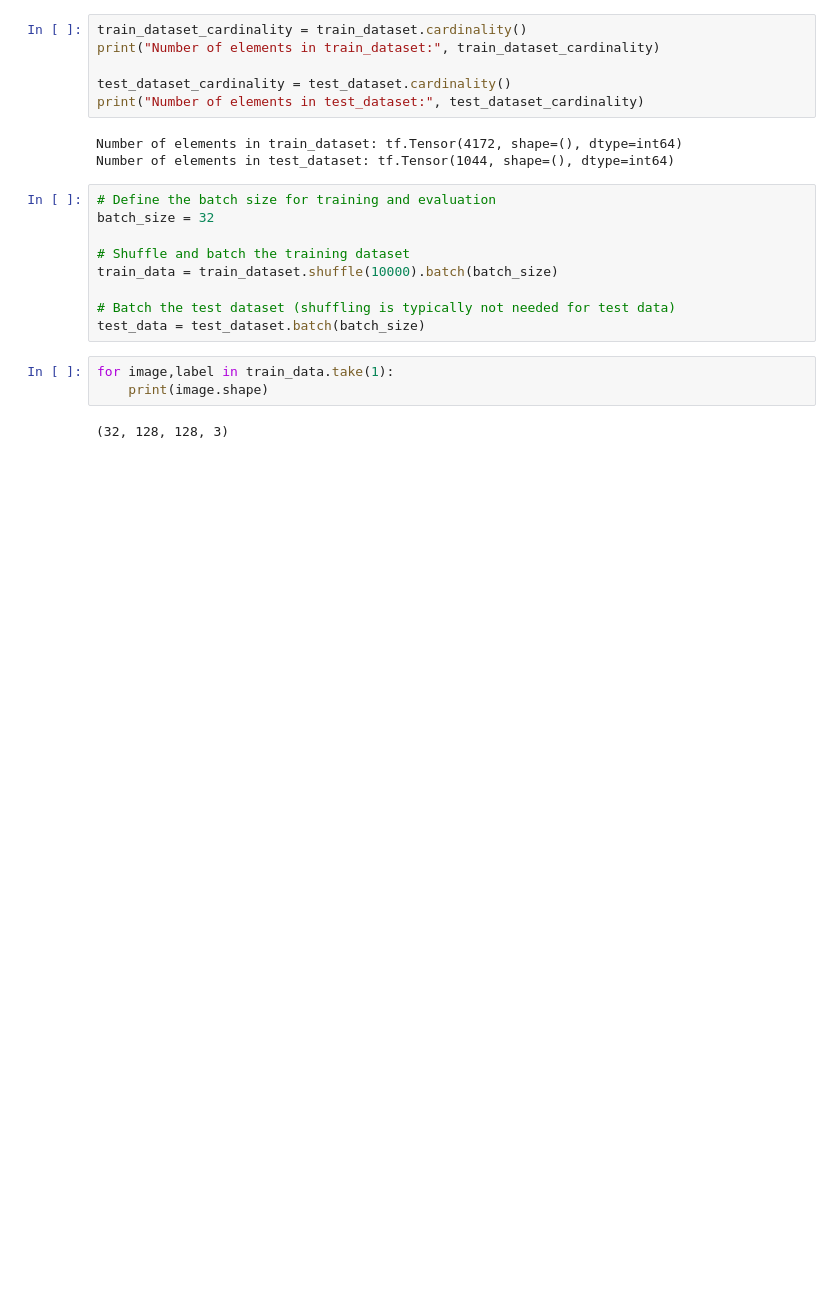
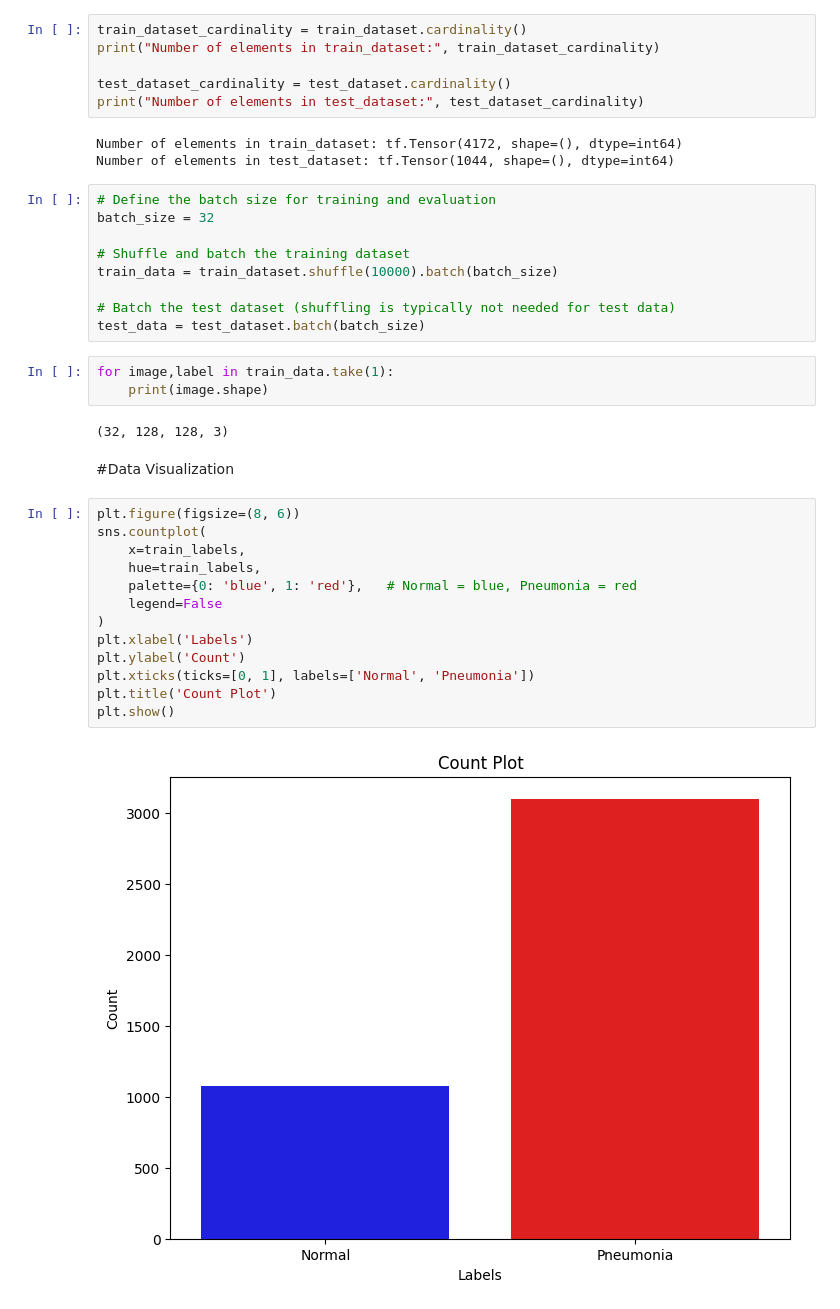
Before and after one commit to Shawon00s/Chest-X-Ray-Images-Pneumonia-Classification, a Jupyter notebook: data_processing.ipynb, the cells around one changed output. Drawn from its saved outputs; the diff is of its cells as text; blank space fills up the shorter version.

Commit message:
Add data visualization for dataset distribution

```diff
--- a/data_processing.ipynb
+++ b/data_processing.ipynb
@@ -136,3 +138,20 @@ for image,label in train_data.take(1):
     print(image.shape)
 # %% [output]
 (32, 128, 128, 3)
+# %% [markdown]
+#Data Visualization
+# %%
+plt.figure(figsize=(8, 6))
+sns.countplot(
+    x=train_labels,
+    hue=train_labels,
+    palette={0: 'blue', 1: 'red'},   # Normal = blue, Pneumonia = red
+    legend=False
+)
+plt.xlabel('Labels')
+plt.ylabel('Count')
+plt.xticks(ticks=[0, 1], labels=['Normal', 'Pneumonia'])
+plt.title('Count Plot')
+plt.show()
+# %% [output]
+[figure, added]
```
Also changed, not shown: parts of 2 cells of this notebook.
